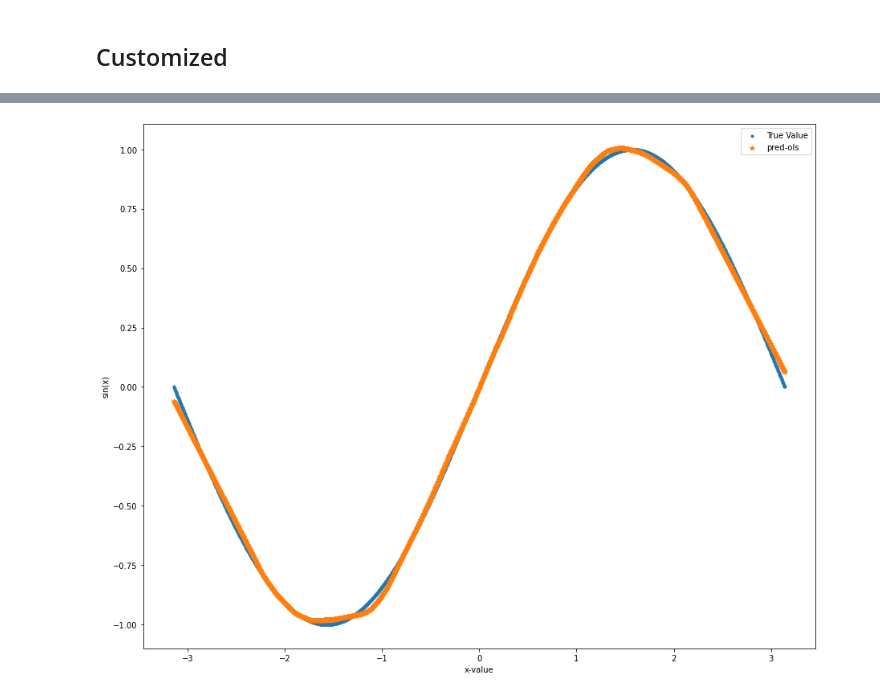
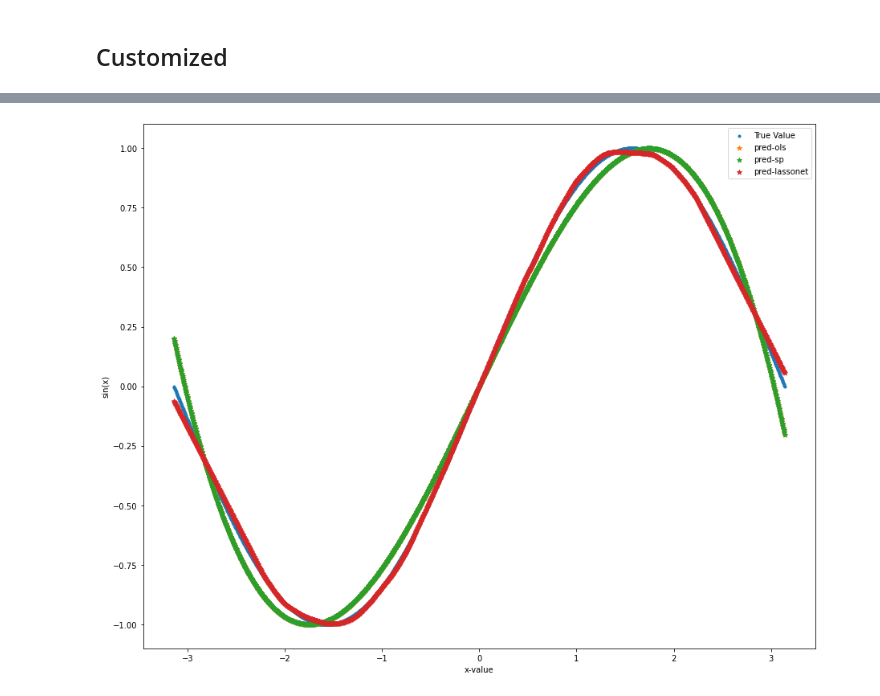
Before and after one commit to ythung85/DeepL, a Jupyter notebook: DeepLearning.ipynb, the cells around one changed output, grey strips where cells are left out. Cells and saved outputs as stored; diff of their text form; code cells hidden in the pictures.

```diff
--- a/DeepLearning.ipynb
+++ b/DeepLearning.ipynb
@@ -307,14 +307,16 @@ print(f'Result: Done')
 Result: Done
 # %%
-pred_cus = multi_model(x)
+predcus = multi_model(x)
 # %%
 plt.figure(figsize = (15,12))
 plt.scatter(x, y, marker = '.', label = 'True Value')
-plt.scatter(x, pred_cus.detach().numpy(), marker = '*', label = 'pred-ols')
+plt.scatter(x, predols.detach().numpy(), marker = '*', label = 'pred-ols')
+plt.scatter(x, predsp.detach().numpy(), marker = '*', label = 'pred-sp')
+plt.scatter(x, predcus.detach().numpy(), marker = '*', label = 'pred-lassonet')
 
 plt.xlabel("x-value")
 plt.ylabel("sin(x)")
 plt.legend()
 plt.show()
 # %% [output]
-[figure, old version]
+[figure, new version]
```
Also changed, not shown: parts of 5 cells of this notebook.
